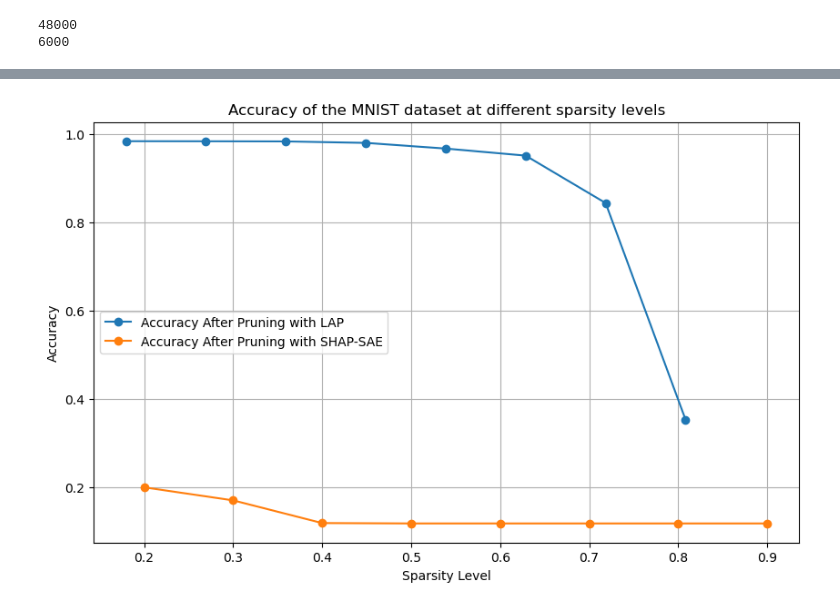
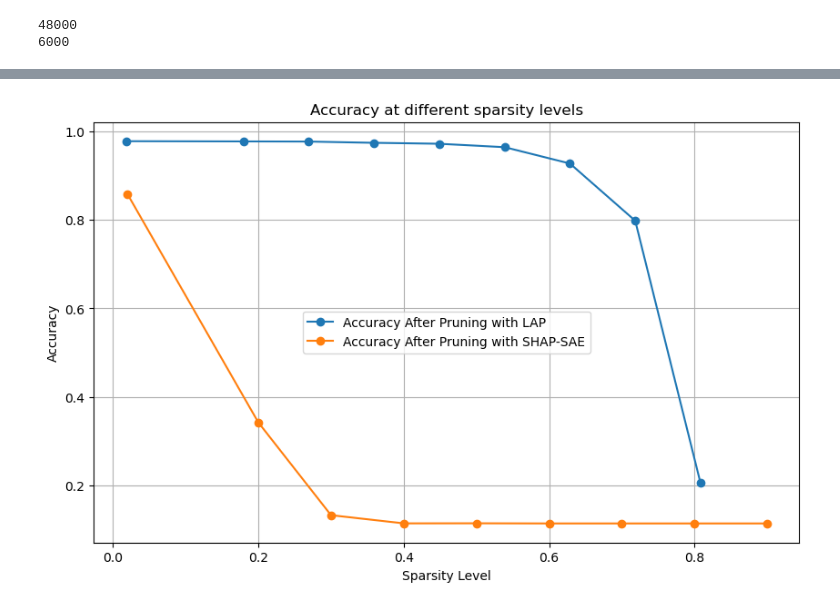
Before and after one commit to FlorianGelb/GNNProject, a Jupyter notebook: EXP_NO_NOISE.ipynb, the cells around one changed output, grey strips where cells are left out. Drawn from its saved outputs; the diff is of its cells as text; code cells hidden in the pictures.

```diff
--- a/EXP_NO_NOISE.ipynb
+++ b/EXP_NO_NOISE.ipynb
@@ -318,4 +322,4 @@ display_reconstructed_images(model, test_dataloader, [0.1, 0.2, 0.3, 0.4, 0.5, 0
 # %%
 data = 'DataPreparation/CorruptedMNIST/Names.csv'
 root_dir = 'DataPreparation/CorruptedMNIST'
-dataset =   data_set = datasets.MNIST("./", download=True, transform=transform)
+dataset =   data_set = datasets.MNIST("./", download=False, transform=transform)
@@ -340,7 +328,7 @@ Extracting ./MNIST\raw\t10k-labels-idx1-ubyte.gz to ./MNIST\raw
 train_size = int(0.8 * len(dataset))  # 80% for training
 validation_size = int(0.1*len(dataset))
 test_size = len(dataset)-(train_size+validation_size)
-train_dataset,validation_dataset,test_dataset,_ = random_split(dataset,[0.3,0.1,0.1, 0.5])
+train_dataset,validation_dataset,test_dataset,_ = random_split(dataset,[0.1,0.1,0.1, 0.7])
 print(train_size)
 print(validation_size)
 
@@ -381,7 +386,7 @@ import matplotlib.pyplot as plt
 from Pruning.LookaheadPruning import apply_lap, calculate_sparsity
 
 # Assuming 'model' is your pre-trained AutoEncoder and 'test_dataloader' is defined
-prune_ratios = [0.2, 0.3, 0.4, 0.5,0.6,0.7,0.8,0.9]  # Define desired prune ratios to apply
+prune_ratios = [0.02, 0.2, 0.3, 0.4, 0.5,0.6,0.7,0.8,0.9]  # Define desired prune ratios to apply
 sparsity_levels_LAP = []  # This will store the actual sparsity levels calculated from the model
 test_losses_LAP = []
 
@@ -416,7 +422,7 @@ importances_mnist = SSAE.calc_importance(model_MNIST,test_data[0][0])
 import Pruning.ShapSAE as SSAE
 
 # Assuming 'model' is your pre-trained AutoEncoder and 'test_dataloader' is defined
-prune_ratios = [0.2, 0.3, 0.4, 0.5,0.6,0.7,0.8,0.9]  # Define desired prune ratios to apply
+prune_ratios = [0.02, 0.2, 0.3, 0.4, 0.5,0.6,0.7,0.8,0.9]  # Define desired prune ratios to apply
 sparsity_levels = []  # This will store the actual sparsity levels calculated from the model
 test_losses = []
 pruned_model = copy.deepcopy(model_MNIST)
@@ -447,16 +454,16 @@ Prune Ratio: 0.9, Actual Sparsity Level: 0.8082, Test Loss: 0.1187
 # %%
 plt.figure(figsize=(10, 6))
 plt.plot(sparsity_levels_LAP, test_losses_LAP, '-o', label='Accuracy After Pruning with LAP')
 plt.plot(prune_ratios, test_losses, '-o', label='Accuracy After Pruning with SHAP-SAE')
 
 plt.xlabel('Sparsity Level')
 plt.ylabel('Accuracy')
-plt.title('Accuracy of the MNIST dataset at different sparsity levels')
+plt.title('Accuracy at different sparsity levels')
 plt.legend()
 plt.grid(True)
 plt.show()
 # %% [output]
-[figure, old version]
+[figure, new version]
 # %%
 display_reconstructed_images_SHAP(model_MNIST, test_dataloader, importances, [0.1, 0.2, 0.3, 0.4, 0.5, 0.6, 0.7, 0.8])
 # %% [output]
```
Also changed, not shown: parts of 15 cells of this notebook, 12 other files.
